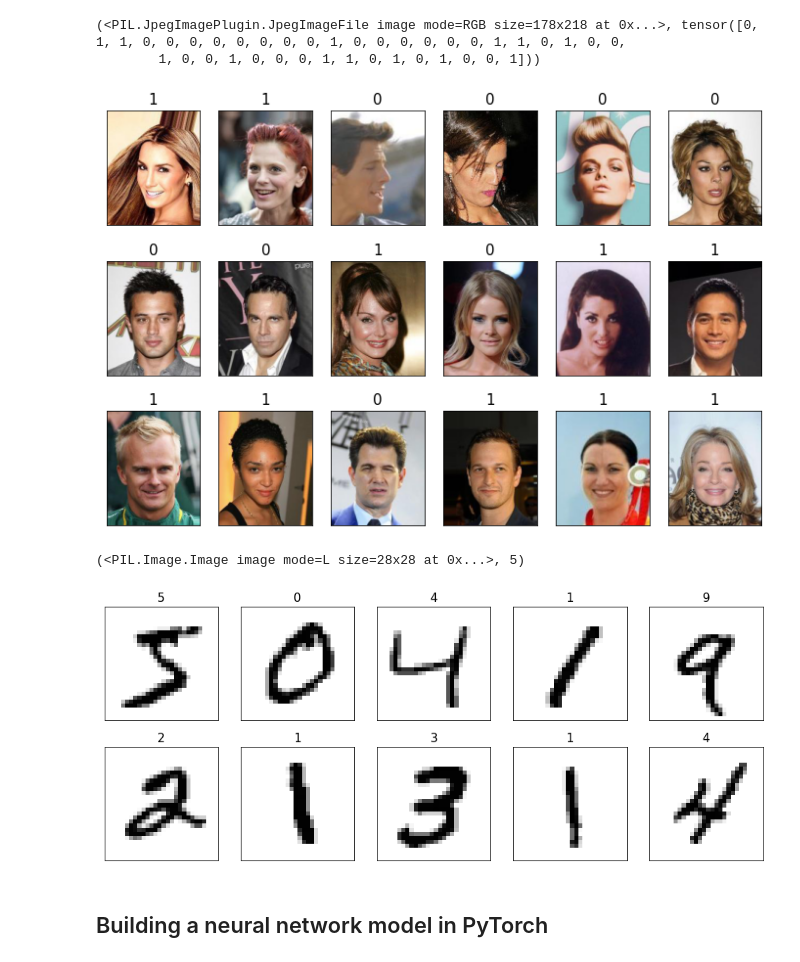
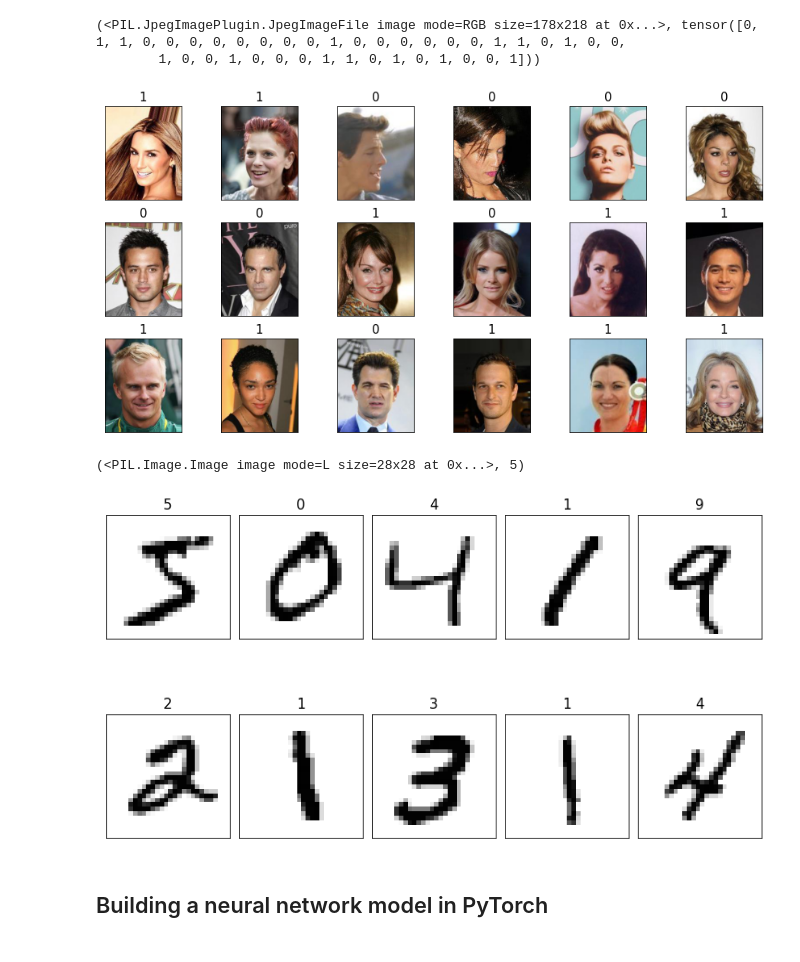
Before and after one commit to gitony0101/blog-stats-tony, a Jupyter notebook: pytorch/1-intro-pytorch.ipynb, the cells around one changed output. Saved outputs shown, nothing was run; the diff lists cells and outputs as text; code cells hidden in the pictures.

```diff
--- a/pytorch/1-intro-pytorch.ipynb
+++ b/pytorch/1-intro-pytorch.ipynb
@@ -322,17 +305,15 @@ import matplotlib.pyplot as plt
 import os
 from PIL import Image
 
-fig = plt.figure(figsize=(10, 5))
-for i, file in enumerate(file_list):
+_, axes = plt.subplots(2, 3, figsize=(10, 6), constrained_layout=True)
+
+for file, ax in zip(file_list, axes.flatten()):
     img = Image.open(file)
-    print('Image shape: ', np.array(img).shape)
-    ax = fig.add_subplot(2, 3, i + 1)
-    ax.set_xticks([])
-    ax.set_yticks([])
+    print(f'Image shape: {np.array(img).shape}')
+    ax.set(xticks=[], yticks=[])
     ax.imshow(img)
     ax.set_title(os.path.basename(file), size=15)
 
 # plt.savefig('figures/1-02.png')
-plt.tight_layout()
 plt.show()
 # %% [output]
@@ -405,15 +388,13 @@ transform = transforms.Compose([
 
 image_dataset = ImageDataset(file_list, labels, transform)
 # %%
-fig = plt.figure(figsize=(10, 6))
-for i, example in enumerate(image_dataset):
-    ax = fig.add_subplot(2, 3, i + 1)
-    ax.set_xticks([])
-    ax.set_yticks([])
+_, axes = plt.subplots(2, 3, figsize=(12, 8), constrained_layout=True)
+
+for example, ax in zip(image_dataset, axes.flatten()):
+    ax.set(xticks=[], yticks=[])
     ax.imshow(example[0].numpy().transpose((1, 2, 0)))
     ax.set_title(f'{example[1]}', size=15)
 
-plt.tight_layout()
 # plt.savefig('figures/1-03.png')
 plt.show()
 # %% [output]
@@ -441,39 +422,36 @@ print(example)
 # %%
 from itertools import islice
 
-fig = plt.figure(figsize=(12, 8))
-for i, (image, attributes) in islice(enumerate(celeba_dataset), 18):
-    ax = fig.add_subplot(3, 6, i + 1)
-    ax.set_xticks([])
-    ax.set_yticks([])
+_, axes = plt.subplots(3, 6, figsize=(12, 6), constrained_layout=True)
+
+for (image, attributes), ax in islice(zip(celeba_dataset, axes.flatten()), 18):
+    ax.set(xticks=[], yticks=[])
     ax.imshow(image)
     ax.set_title(f'{attributes[31]}', size=15)
 
 # plt.savefig('figures/1-04.png')
 plt.show()
 # %% [output]
-[figure, old version]
+[figure, new version]
 # %%
 mnist_dataset = datasets.MNIST(image_path, 'train', download=True)
 
 assert isinstance(mnist_dataset, torch.utils.data.Dataset)
 
 example = next(iter(mnist_dataset))
 print(example)
 
-fig = plt.figure(figsize=(15, 6))
-for i, (image, label) in islice(enumerate(mnist_dataset), 10):
-    ax = fig.add_subplot(2, 5, i + 1)
-    ax.set_xticks([])
-    ax.set_yticks([])
+_, axes = plt.subplots(2, 5, figsize=(10, 6), constrained_layout=True)
+for (image, label), ax in islice(zip(mnist_dataset, axes.flatten()), 10):
+    ax.set(xticks=[], yticks=[])
     ax.imshow(image, cmap='gray_r')
     ax.set_title(f'{label}', size=15)
 
 # plt.savefig('figures/1-05.png')
 plt.show()
 # %% [output]
 (<PIL.Image.Image image mode=L size=28x28 at 0x...>, 5)
-[figure, old version]
+[figure, new version]
 # %% [markdown]
 ## Building a neural network model in PyTorch
 # %% [markdown]
```
Also changed, not shown: parts of 15 cells of this notebook, 2 other files.
